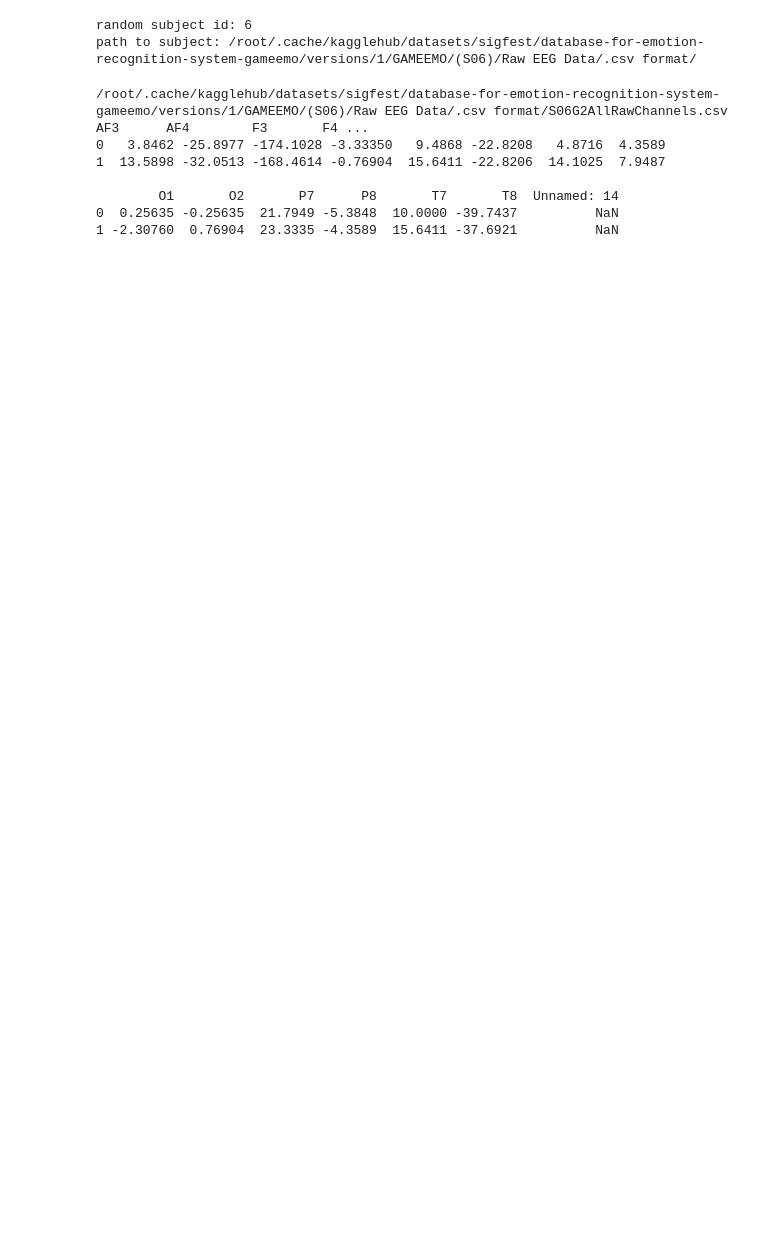
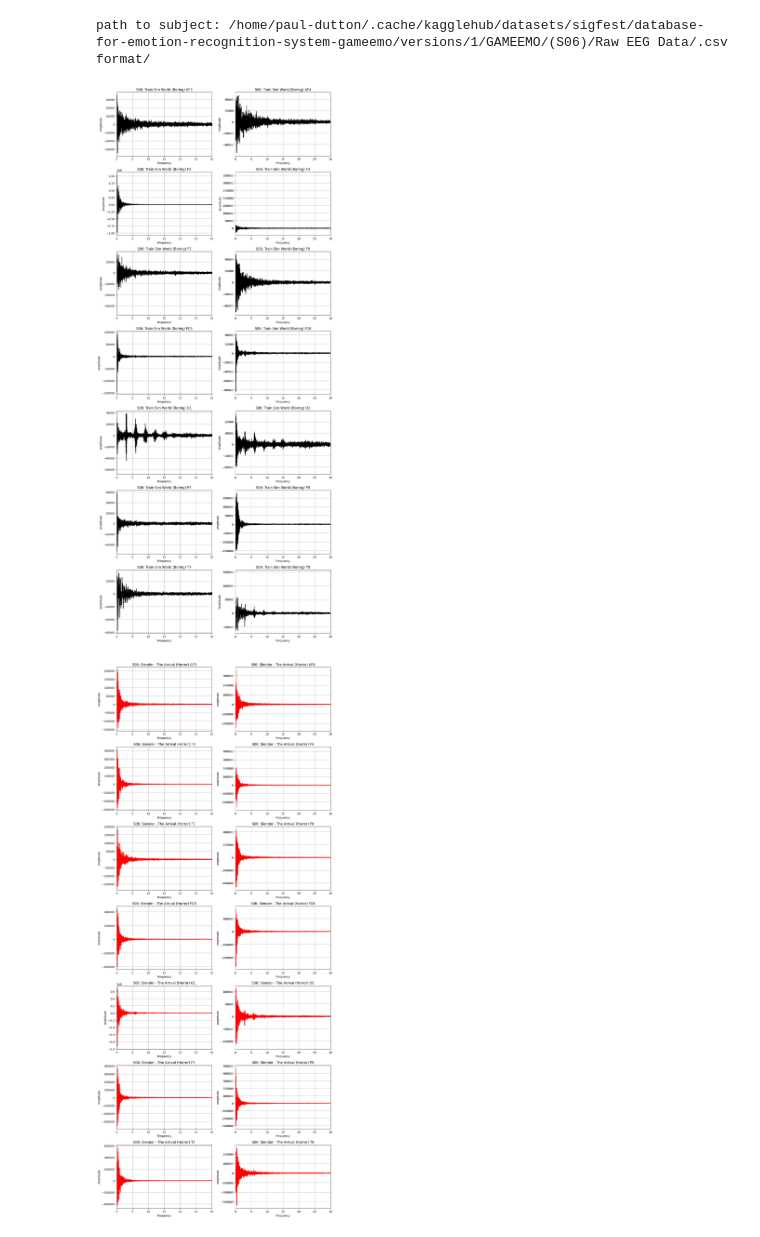
Before and after one commit to TheAgaveFairy/MusicGeneration, a Jupyter notebook: GAMEEMO.ipynb, the cells around one changed output. Saved outputs shown, nothing was run; the diff lists cells and outputs as text; code cells hidden in the pictures; blank space fills up the shorter version.

Commit message:
gameemo images

```diff
--- a/GAMEEMO.ipynb
+++ b/GAMEEMO.ipynb
@@ -33,22 +38,17 @@ if False:
   list_files(path)
 # %%
 random_subject_id = random.randint(1,28)
-print(f"random subject id: {random_subject_id}")
+#print(f"random subject id: {random_subject_id}")
 path_to_subject = os.path.join(path, f"GAMEEMO/(S{random_subject_id:02})/Raw EEG Data/.csv format/")
 print(f"path to subject: {path_to_subject}")
 # %% [output]
-random subject id: 6
-path to subject: /root/.cache/kagglehub/datasets/sigfest/database-for-emotion-recognition-system-gameemo/versions/1/GAMEEMO/(S06)/Raw EEG Data/.csv format/
+path to subject: /home/paul-dutton/.cache/kagglehub/datasets/sigfest/database-for-emotion-recognition-system-gameemo/versions/1/GAMEEMO/(S06)/Raw EEG Data/.csv format/
 # %%
 for csv_filename in os.listdir(path_to_subject): # get some csv file from the dir
   path_to_file = os.path.join(path_to_subject, csv_filename)
   df = pd.read_csv(path_to_file)
-  print(path_to_file, df.head(2))
+  plotFFTs(df, csv_filename)
+  #print(path_to_file, df.head(2))
 # %% [output]
-/root/.cache/kagglehub/datasets/sigfest/database-for-emotion-recognition-system-gameemo/versions/1/GAMEEMO/(S06)/Raw EEG Data/.csv format/S06G2AllRawChannels.csv        AF3      AF4        F3       F4 ...
-0   3.8462 -25.8977 -174.1028 -3.33350   9.4868 -22.8208   4.8716  4.3589
-1  13.5898 -32.0513 -168.4614 -0.76904  15.6411 -22.8206  14.1025  7.9487
-
-        O1       O2       P7      P8       T7       T8  Unnamed: 14
-0  0.25635 -0.25635  21.7949 -5.3848  10.0000 -39.7437          NaN
-1 -2.30760  0.76904  23.3335 -4.3589  15.6411 -37.6921          NaN
+[figure, added]
+[figure, added]
```
Also changed, not shown: parts of 4 cells of this notebook, 4 other files.
